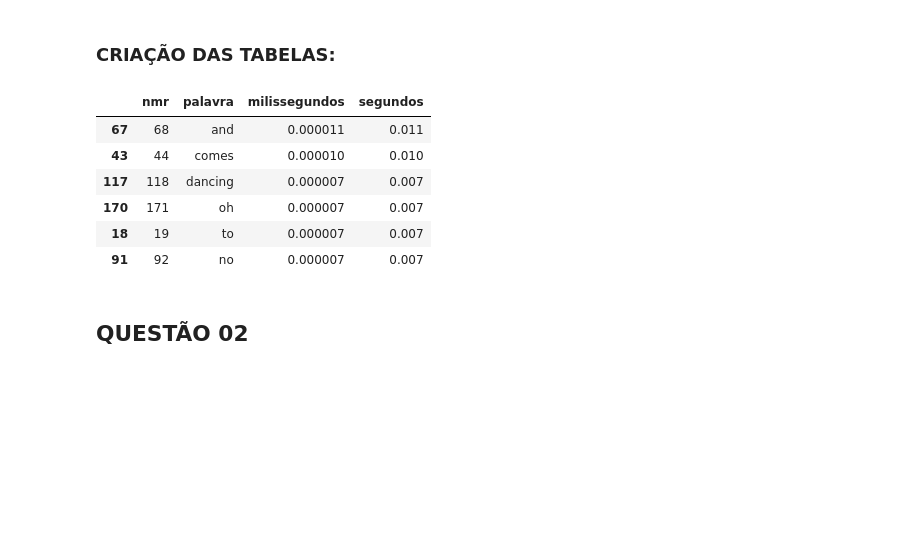
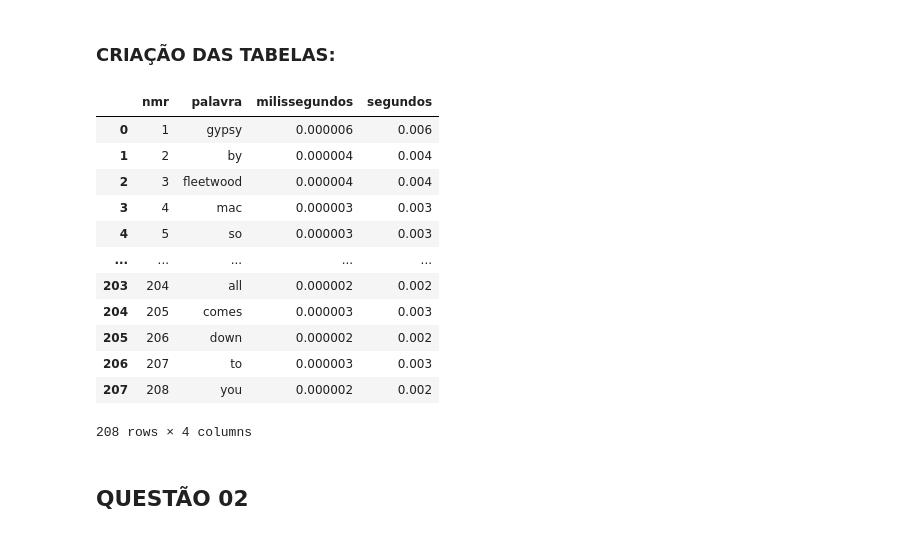
Before and after one commit to taotamat/trabalho2_estruturas2, a Jupyter notebook: graficos_trabalho2_ED2.ipynb, the cells around one changed output. Cells and saved outputs as stored; diff of their text form; code cells hidden in the pictures; blank space fills up the shorter version.

```diff
--- a/graficos_trabalho2_ED2.ipynb
+++ b/graficos_trabalho2_ED2.ipynb
@@ -19,16 +19,22 @@ import seaborn
 # %%
 q1_insercao = pd.read_csv('q1/insercao.csv')
 q1_busca = pd.read_csv('q1/busca.csv')
-# %%
-q1_insercao.sort_values('segundos', ascending=False).head(30)
-# %% [output]
-|  | nmr | palavra | milissegundos | segundos |
-| 67 | 68 | and | 0.000011 | 0.011 |
-| 43 | 44 | comes | 0.000010 | 0.010 |
-| 117 | 118 | dancing | 0.000007 | 0.007 |
-| 170 | 171 | oh | 0.000007 | 0.007 |
-| 18 | 19 | to | 0.000007 | 0.007 |
-| 91 | 92 | no | 0.000007 | 0.007 |
+# %%
+q1_insercao
+# %% [output]
+|  | nmr | palavra | milissegundos | segundos |
+| 0 | 1 | gypsy | 0.000006 | 0.006 |
+| 1 | 2 | by | 0.000004 | 0.004 |
+| 2 | 3 | fleetwood | 0.000004 | 0.004 |
+| 3 | 4 | mac | 0.000003 | 0.003 |
+| 4 | 5 | so | 0.000003 | 0.003 |
+| ... | ... | ... | ... | ... |
+| 203 | 204 | all | 0.000002 | 0.002 |
+| 204 | 205 | comes | 0.000003 | 0.003 |
+| 205 | 206 | down | 0.000002 | 0.002 |
+| 206 | 207 | to | 0.000003 | 0.003 |
+| 207 | 208 | you | 0.000002 | 0.002 |
+208 rows × 4 columns
 # %% [markdown]
 ## QUESTÃO 02
 # %% [markdown]
```
Also changed, not shown: parts of 6 cells of this notebook.
